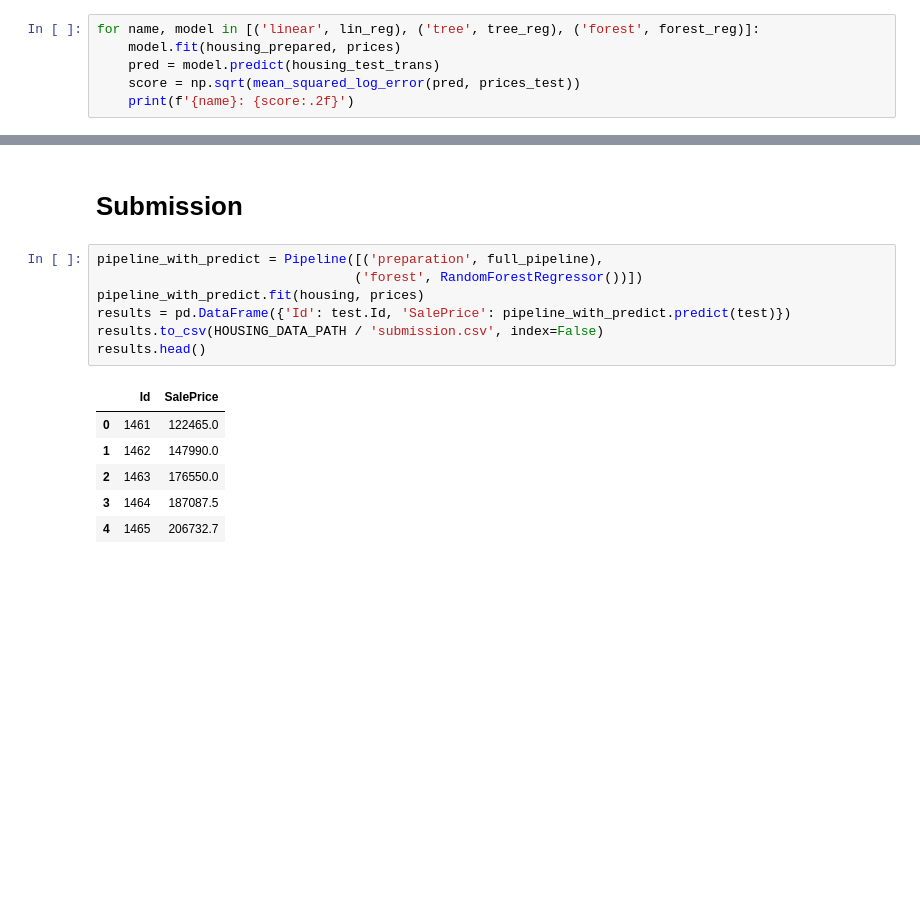
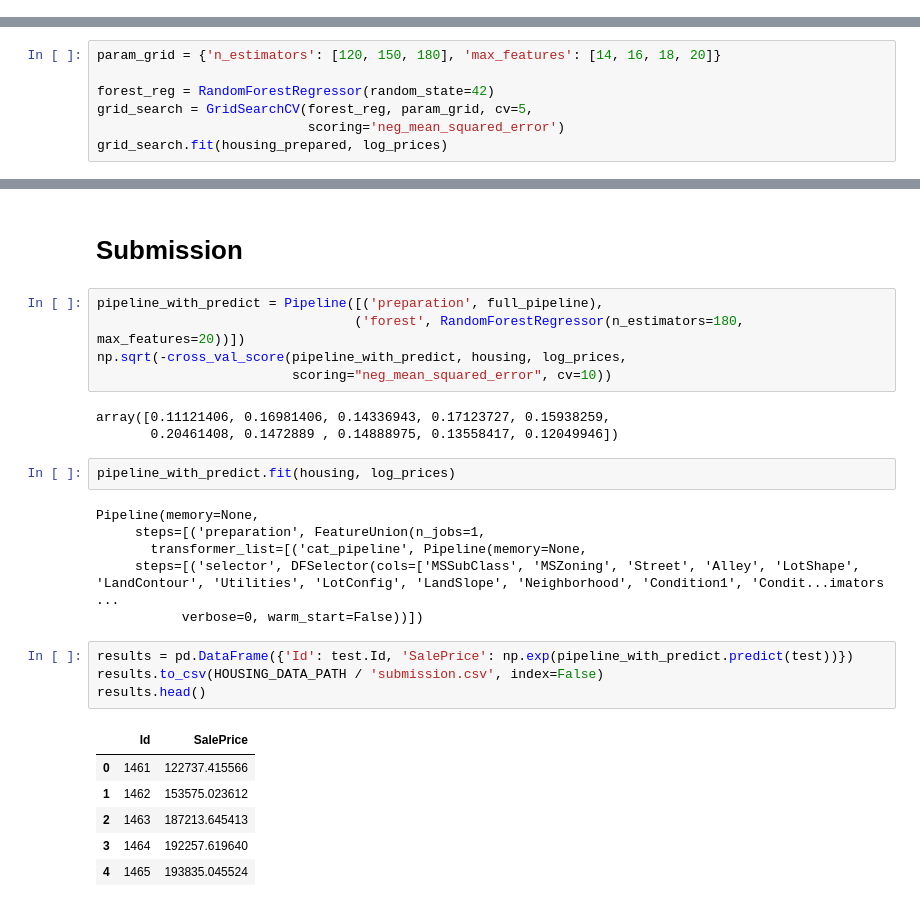
Before and after one commit to efbulle/datascience_exp, a Jupyter notebook: housing.ipynb, the cells around one changed output, grey strips where cells are left out. Saved outputs shown, nothing was run; the diff lists cells and outputs as text; blank space fills up the shorter version.

Commit message:
Add GridSearch to random forest.
Second submission score 0.16162, rank 2620.

```diff
--- a/housing.ipynb
+++ b/housing.ipynb
@@ -300,6 +326,0 @@ forest: 31935.32
-# %%
-for name, model in [('linear', lin_reg), ('tree', tree_reg), ('forest', forest_reg)]:
-    model.fit(housing_prepared, prices)
-    pred = model.predict(housing_test_trans)
-    score = np.sqrt(mean_squared_log_error(pred, prices_test))
-    print(f'{name}: {score:.2f}')
@@ -309,0 +327,7 @@ forest: 0.17
+# %%
+param_grid = {'n_estimators': [120, 150, 180], 'max_features': [14, 16, 18, 20]}
+
+forest_reg = RandomForestRegressor(random_state=42)
+grid_search = GridSearchCV(forest_reg, param_grid, cv=5,
+                           scoring='neg_mean_squared_error')
+grid_search.fit(housing_prepared, log_prices)
@@ -310,16 +367,29 @@ forest: 0.17
 # %% [markdown]
 # Submission
+# %%
+pipeline_with_predict = Pipeline([('preparation', full_pipeline),
+                                 ('forest', RandomForestRegressor(n_estimators=180, max_features=20))])
+np.sqrt(-cross_val_score(pipeline_with_predict, housing, log_prices,
+                         scoring="neg_mean_squared_error", cv=10))
+# %% [output]
+array([0.11121406, 0.16981406, 0.14336943, 0.17123727, 0.15938259,
+       0.20461408, 0.1472889 , 0.14888975, 0.13558417, 0.12049946])
+# %%
+pipeline_with_predict.fit(housing, log_prices)
+# %% [output]
+Pipeline(memory=None,
+     steps=[('preparation', FeatureUnion(n_jobs=1,
+       transformer_list=[('cat_pipeline', Pipeline(memory=None,
+     steps=[('selector', DFSelector(cols=['MSSubClass', 'MSZoning', 'Street', 'Alley', 'LotShape', 'LandContour', 'Utilities', 'LotConfig', 'LandSlope', 'Neighborhood', 'Condition1', 'Condit...imators ...
+           verbose=0, warm_start=False))])
 # %%
-pipeline_with_predict = Pipeline([('preparation', full_pipeline),
-                                 ('forest', RandomForestRegressor())])
-pipeline_with_predict.fit(housing, prices)
-results = pd.DataFrame({'Id': test.Id, 'SalePrice': pipeline_with_predict.predict(test)})
+results = pd.DataFrame({'Id': test.Id, 'SalePrice': np.exp(pipeline_with_predict.predict(test))})
 results.to_csv(HOUSING_DATA_PATH / 'submission.csv', index=False)
 results.head()
 # %% [output]
 |  | Id | SalePrice |
-| 0 | 1461 | 122465.0 |
-| 1 | 1462 | 147990.0 |
-| 2 | 1463 | 176550.0 |
-| 3 | 1464 | 187087.5 |
-| 4 | 1465 | 206732.7 |
+| 0 | 1461 | 122737.415566 |
+| 1 | 1462 | 153575.023612 |
+| 2 | 1463 | 187213.645413 |
+| 3 | 1464 | 192257.619640 |
+| 4 | 1465 | 193835.045524 |
```
Also changed, not shown: parts of 20 cells of this notebook, 1 other file.
